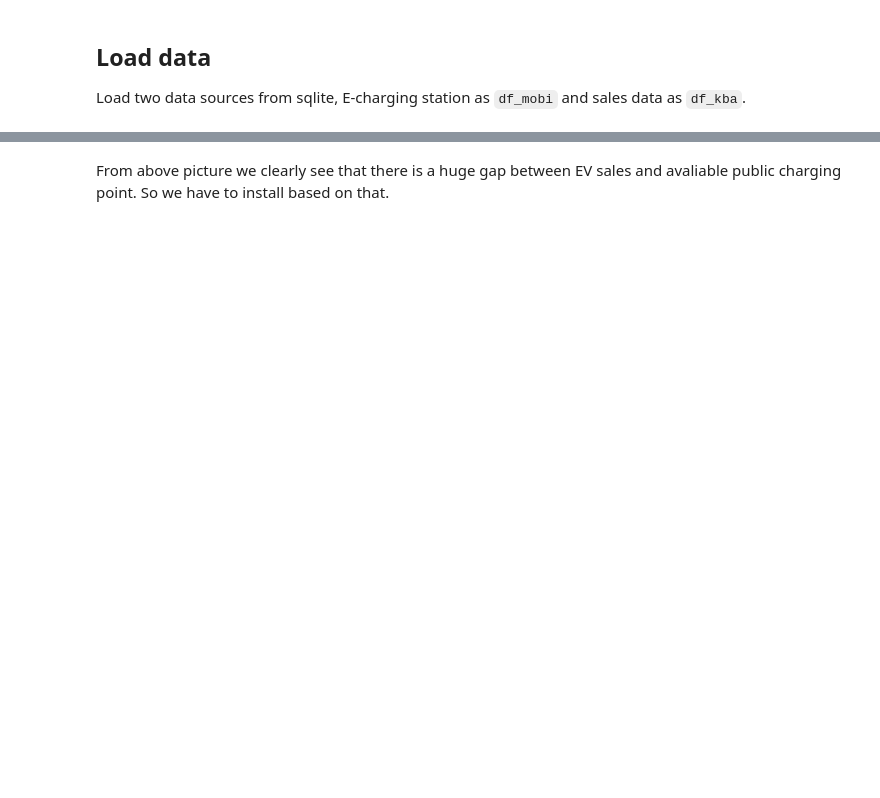
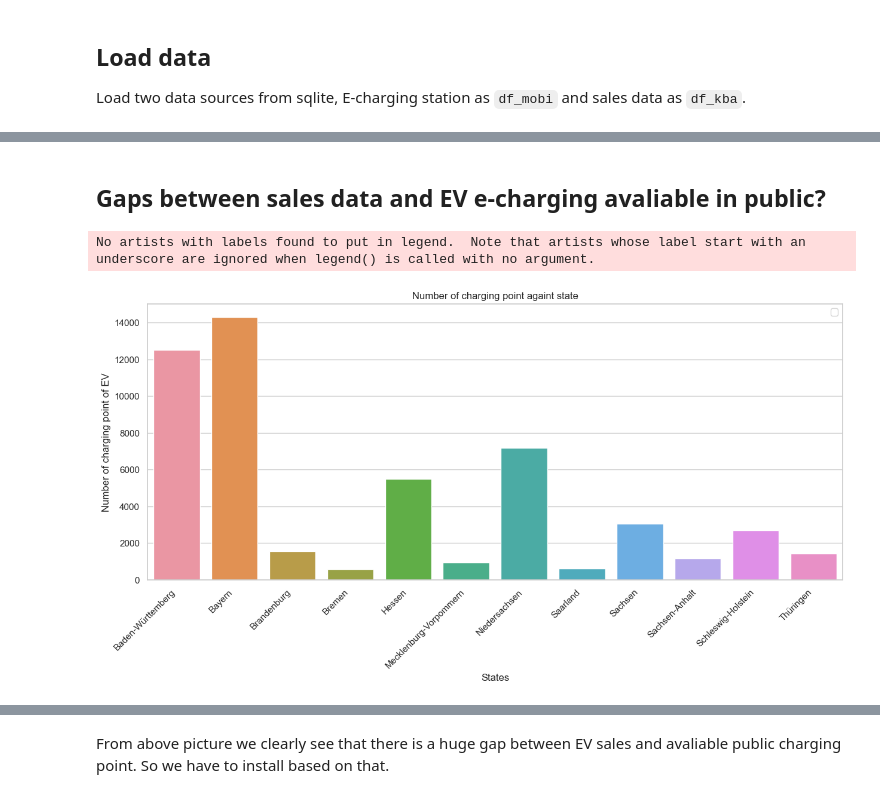
Before and after one commit to um59ipuh/2023-SAKI-um59ipuh-sarker, a Jupyter notebook: project/report.ipynb, the cells around one changed output, grey strips where cells are left out. Drawn from its saved outputs; the diff is of its cells as text; code cells hidden in the pictures; blank space fills up the shorter version.

```diff
--- a/project/report.ipynb
+++ b/project/report.ipynb
@@ -117,0 +51,21 @@ fig.show()
+# %% [markdown]
+## Gaps between sales data and EV e-charging avaliable in public?
+# %%
+import seaborn as sns
+import matplotlib.pyplot as plt
+
+sns.set(style="whitegrid")
+plt.figure(figsize=(15, 6))
+
+ax = sns.barplot(x=df_mobi['State'], y=df_mobi['number_of_charging_point'])
+plt.xlabel('States')
+plt.ylabel('Number of charging point of EV (unit)')
+plt.title('Number of charging point againt state')
+plt.legend(loc='upper right')
+
+ax.set_xticklabels(ax.get_xticklabels(), rotation=45, ha='right')
+
+plt.show()
+# %% [output]
+No artists with labels found to put in legend.  Note that artists whose label start with an underscore are ignored when legend() is called with no argument.
+[figure, added]
```
Also changed, not shown: parts of 12 cells of this notebook.
